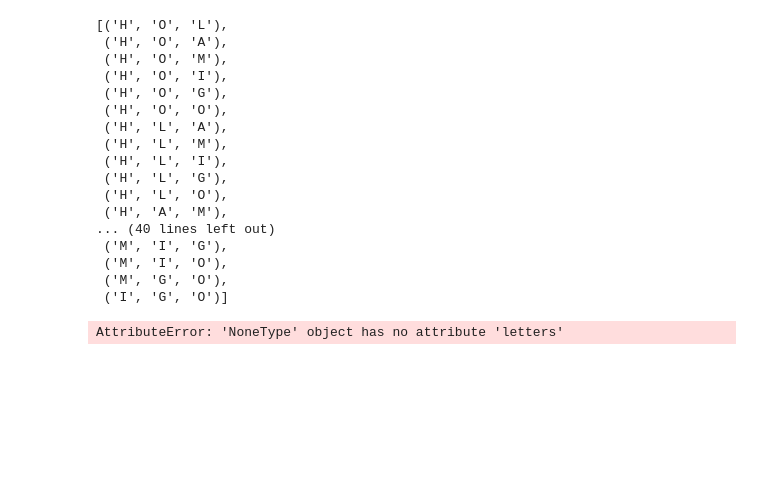
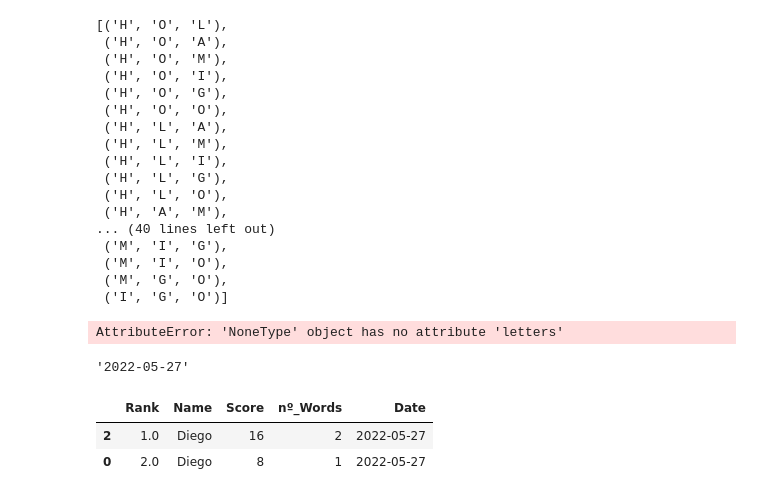
Before and after one commit to d-medrano/Scrabble, a Jupyter notebook: main.ipynb, the cells around one changed output. Saved outputs shown, nothing was run; the diff lists cells and outputs as text; code cells hidden in the pictures; blank space fills up the shorter version.

```diff
--- a/main.ipynb
+++ b/main.ipynb
@@ -525,0 +547,4 @@ with open('dictionary.txt', 'r') as f:
+# %%
+date.today().strftime("%Y-%m-%d")
+# %% [output]
+'2022-05-27'
@@ -525,0 +557,6 @@ with open('dictionary.txt', 'r') as f:
+# %%
+data.nsmallest(5, 'Rank')
+# %% [output]
+|  | Rank | Name | Score | nº_Words | Date |
+| 2 | 1.0 | Diego | 16 | 2 | 2022-05-27 |
+| 0 | 2.0 | Diego | 8 | 1 | 2022-05-27 |
```
Also changed, not shown: parts of 10 cells of this notebook, 2 other files.
